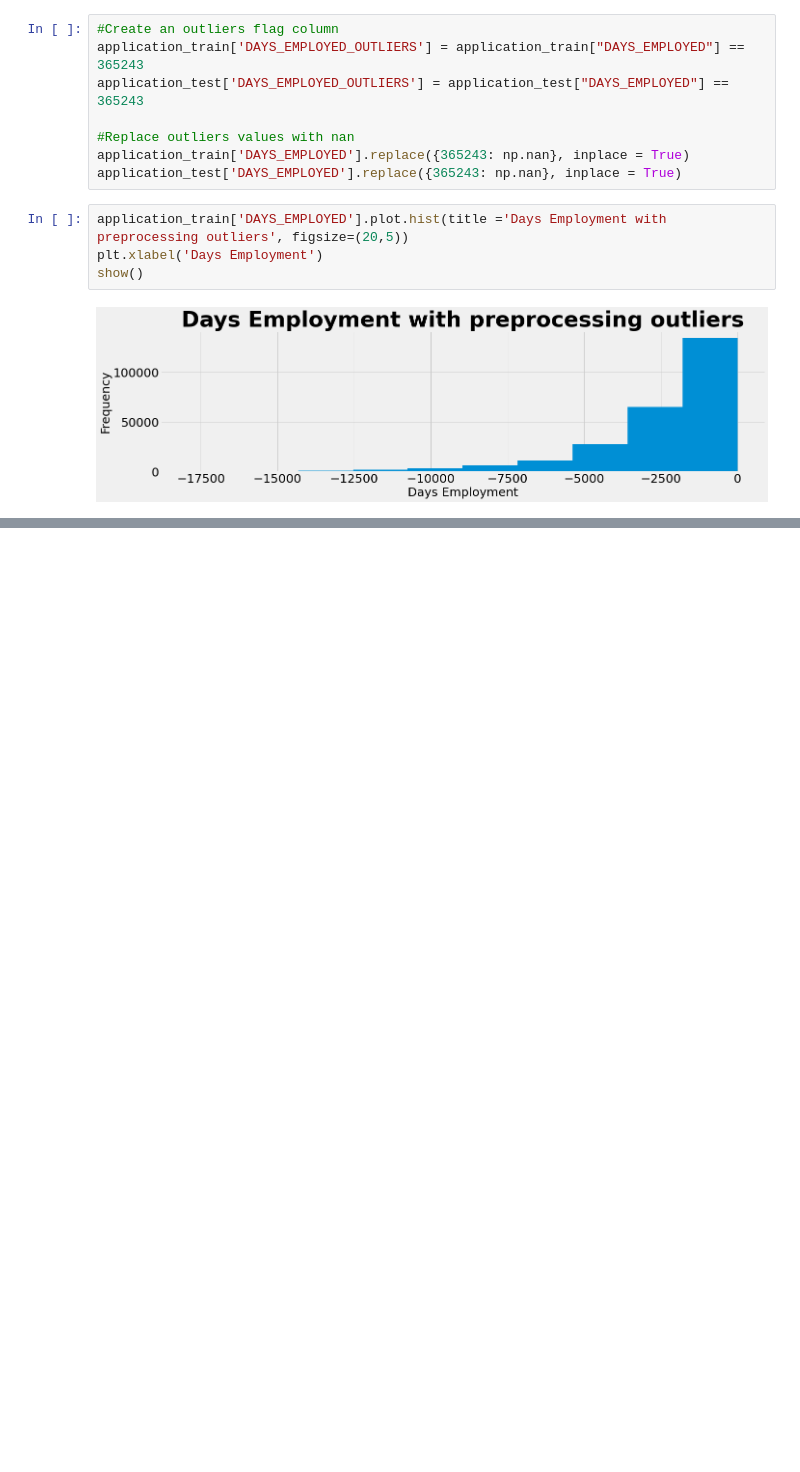
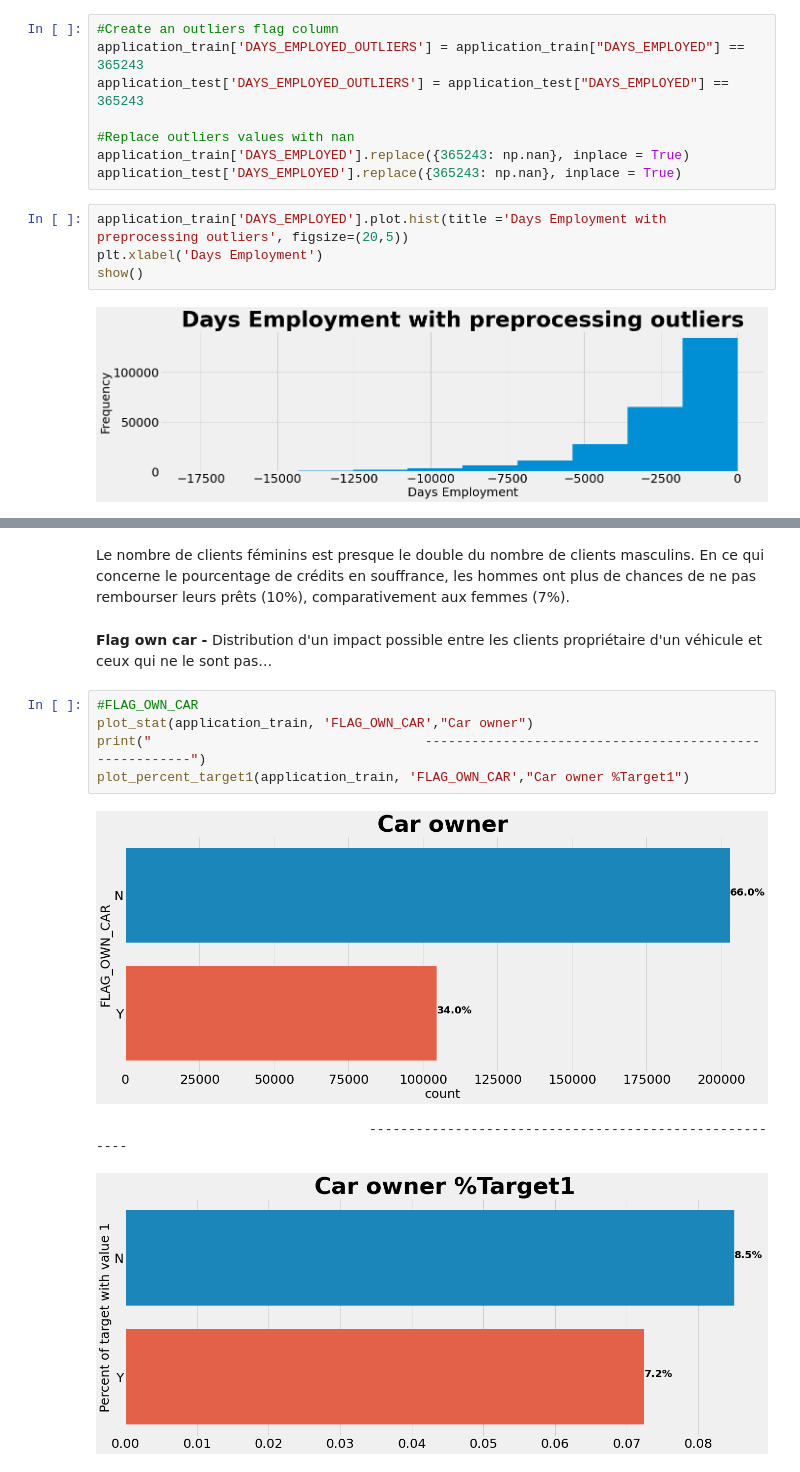
Before and after one commit to nalron/project_credit_scoring_model, a Jupyter notebook: p7_01_eda_notebook.ipynb, the cells around one changed output, grey strips where cells are left out. Drawn from its saved outputs; the diff is of its cells as text; blank space fills up the shorter version.

```diff
--- a/p7_01_eda_notebook.ipynb
+++ b/p7_01_eda_notebook.ipynb
@@ -493,0 +554,13 @@ show()
+# %% [markdown]
+Le nombre de clients féminins est presque le double du nombre de clients masculins. En ce qui concerne le pourcentage de crédits en souffrance, les hommes ont plus de chances de ne pas rembourser leurs prêts (10%), comparativement aux femmes (7%).
+# %% [markdown]
+**Flag own car -** Distribution d'un impact possible entre les clients propriétaire d'un véhicule et ceux qui ne le sont pas…
+# %%
+#FLAG_OWN_CAR
+plot_stat(application_train, 'FLAG_OWN_CAR',"Car owner")
+print("                                   -------------------------------------------------------")
+plot_percent_target1(application_train, 'FLAG_OWN_CAR',"Car owner %Target1")
+# %% [output]
+[figure, added]
+                                   -------------------------------------------------------
+[figure, added]
```
Also changed, not shown: parts of 19 cells of this notebook.
